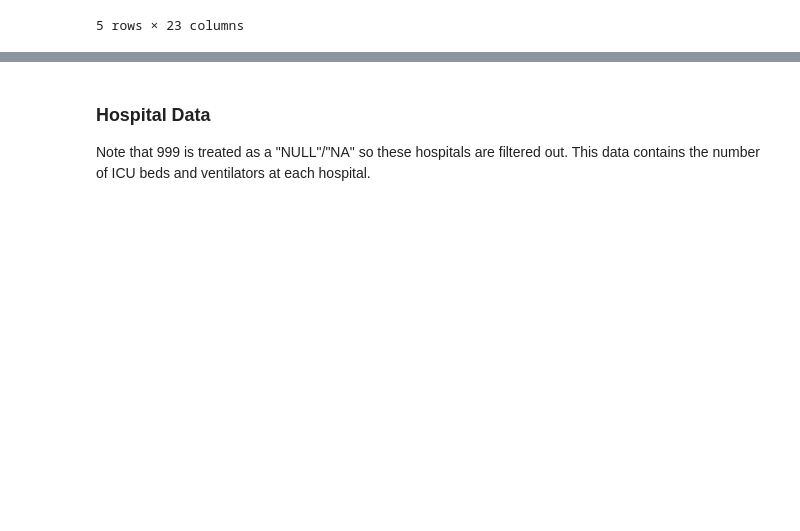
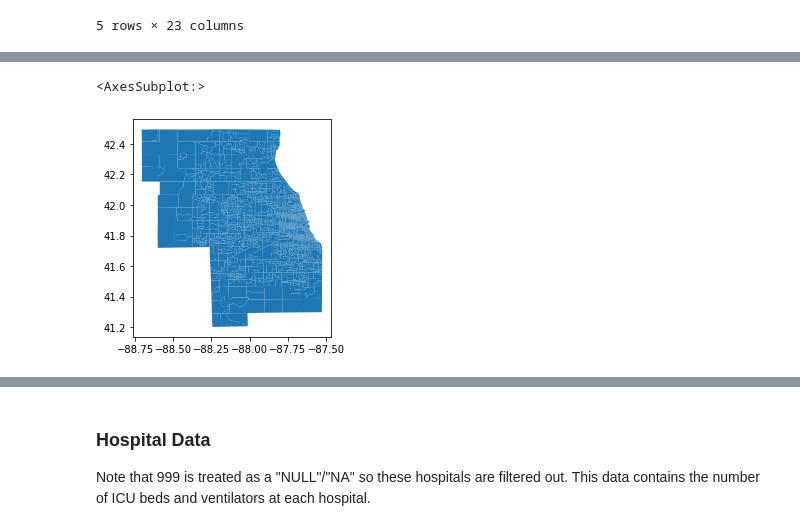
Before and after one commit to Liam-W-Smith/RPr-Kang-2020, a Jupyter notebook: procedure/code/04-Class-Reanalysis.ipynb, the cells around one changed output, grey strips where cells are left out. Cells and saved outputs as stored; diff of their text form; code cells hidden in the pictures; blank space fills up the shorter version.

```diff
--- a/procedure/code/04-Class-Reanalysis.ipynb
+++ b/procedure/code/04-Class-Reanalysis.ipynb
@@ -119,0 +162,3 @@ at_risk_csv.head()
+# %%
+# transform CRS
+tract_geom = tract_geom.to_crs(epsg=4326)
@@ -119,0 +170,8 @@ at_risk_csv.head()
+# %%
+# select tracts in Cook County and in counties adjacent to Cook County
+tract_geom = tract_geom.loc[(tract_geom["COUNTYFP"] == '031')|
+                            (tract_geom["COUNTYFP"] == '089')|
+                            (tract_geom["COUNTYFP"] == '197')|
+                            (tract_geom["COUNTYFP"] == '043')|
+                            (tract_geom["COUNTYFP"] == '097')|
+                            (tract_geom["COUNTYFP"] == '111')]
@@ -119,0 +188,6 @@ at_risk_csv.head()
+# %%
+# check geom
+tract_geom.plot()
+# %% [output]
+<AxesSubplot:>
+[figure, added]
```
Also changed, not shown: parts of 41 cells of this notebook, 11 other files.
